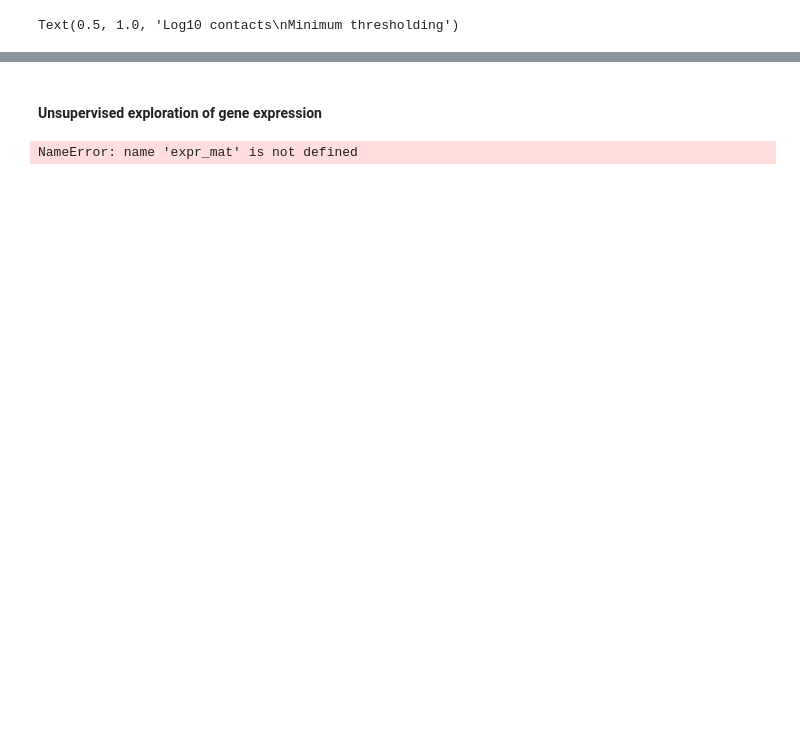
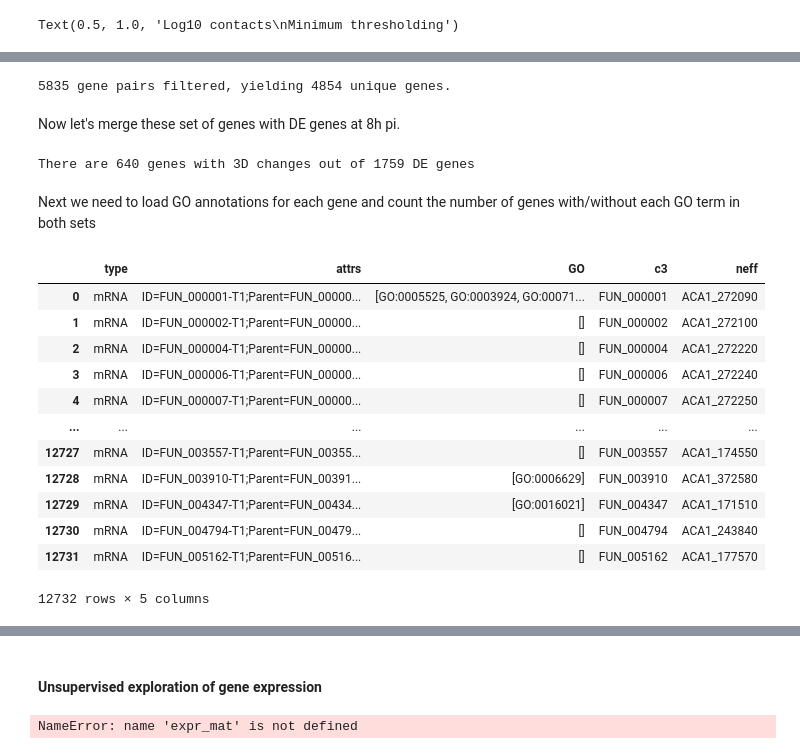
Before and after one commit to cmdoret/Acastellanii_legionella_infection, a Jupyter notebook: docs/notebooks/infection_contacts_diff_expr.ipynb, the cells around one changed output, grey strips where cells are left out. Saved outputs shown, nothing was run; the diff lists cells and outputs as text; code cells hidden in the pictures; blank space fills up the shorter version.

```diff
--- a/docs/notebooks/infection_contacts_diff_expr.ipynb
+++ b/docs/notebooks/infection_contacts_diff_expr.ipynb
@@ -455,0 +526,22 @@ Text(0.5, 1.0, 'Absolute coexpression of inter- vs intra-chromosomal gene pairs\
+# %%
+def add_teldist(df, chroms):
+    df1 = (
+        df
+            .merge(chroms, left_on='chrom1', right_on='name', how='inner')
+            .drop(columns=['name'])
+            .rename(columns={'length': 'teldist1'})
+    )
+    df1 = (
+        df1.merge(chroms, left_on='chrom2', right_on='name', how='inner')
+            .drop(columns=['name'])
+            .rename(columns={'length': 'teldist2'})
+    )
+
+    first_half = df1.start1 < (df1.teldist1//2)
+    df1.teldist1[first_half] = df1.start1[first_half] / df1.teldist1[first_half]
+    df1.teldist1[~first_half] = (df1.teldist1[~first_half] - df1.start1[~first_half]) / df1.teldist1[~first_half]
+    first_half = df1.start2 < (df1.teldist2//2)
+    df1.teldist2[first_half] = df1.start2[first_half] / df1.teldist2[first_half]
+    df1.teldist2[~first_half] = (df1.teldist2[~first_half] - df1.start2[~first_half]) / df1.teldist2[~first_half]
+    return df1
+hr_tel = add_teldist(hic_rna, clr_ctl.chroms()[:])
@@ -455,0 +571,9 @@ Text(0.5, 1.0, 'Absolute coexpression of inter- vs intra-chromosomal gene pairs\
+# %%
+%matplotlib notebook
+#sns.kdeplot(hr_tel.teldist1 + hr_tel.teldist2, hr_tel.coexpr.abs())
+tc = hr_tel.loc[(hr_tel.ctl_contacts > 0) & (hr_tel.inf_contacts > 0), :]
+g = sns.jointplot(x=(tc.teldist1 + tc.teldist2)/2, y=tc.contacts_change, kind='hex')
+g.plot_joint(sns.regplot, scatter=False)
+plt.xlabel("Relative distance from telomere (average of pair)")
+plt.ylabel("Contacts change")
+plt.title("Contacts change versus distance to telomere")
@@ -545,0 +695,6 @@ One interesting question is: are there specific pathways / class of genes whose
+# %%
+print(f"{pairs_3d_change.shape[0]} gene pairs filtered, yielding {genes_3d_change.shape[0]} unique genes.")
+# %% [output]
+5835 gene pairs filtered, yielding 4854 unique genes.
+# %% [markdown]
+Now let's merge these set of genes with DE genes at 8h pi.
@@ -546,15 +704,37 @@ One interesting question is: are there specific pathways / class of genes whose
+# %%
+print(f'There are {len(sig_3d)} genes with 3D changes out of {len(sig)} DE genes')
+# %% [output]
+There are 640 genes with 3D changes out of 1759 DE genes
+# %% [markdown]
+Next we need to load GO annotations for each gene and count the number of genes with/without each GO term in both sets
 # %%
 mapping = pd.read_csv('data/tmp/liftoff/neff_c3_gene_mapping.tsv', sep='\t', header=None, names=['neff', 'c3'])
 full_annot = pd.read_csv(
     'data/input/annotations/c3_annotations/Acanthamoeba_castellanii.gff3',
     sep='\t',
     header=None,
     comment='#',
     usecols=[2, 8],
     names=['type', 'attrs'],
 )
 full_annot = full_annot.loc[full_annot['type'] == 'mRNA', :]
 full_annot['GO'] = full_annot['attrs'].str.replace(r'.*Ontology_term=([^;]*);.*', r'\1')
-full_annot.GO[~full_annot.GO.str.contains('GO')] = ""
+full_annot.GO[~full_annot.GO.str.contains('GO:')] = ""
 full_annot['c3'] = full_annot['attrs'].str.replace(r'.*Parent=([^;]*);.*', r'\1')
 full_annot = full_annot.merge(mapping, how='inner', on='c3')
+full_annot.GO = full_annot.GO.apply(lambda g: [x for x in g.split(',') if x != ''])
+full_annot
+# %% [output]
+|  | type | attrs | GO | c3 | neff |
+| 0 | mRNA | ID=FUN_000001-T1;Parent=FUN_00000... | [GO:0005525, GO:0003924, GO:00071... | FUN_000001 | ACA1_272090 |
+| 1 | mRNA | ID=FUN_000002-T1;Parent=FUN_00000... | [] | FUN_000002 | ACA1_272100 |
+| 2 | mRNA | ID=FUN_000004-T1;Parent=FUN_00000... | [] | FUN_000004 | ACA1_272220 |
+| 3 | mRNA | ID=FUN_000006-T1;Parent=FUN_00000... | [] | FUN_000006 | ACA1_272240 |
+| 4 | mRNA | ID=FUN_000007-T1;Parent=FUN_00000... | [] | FUN_000007 | ACA1_272250 |
+| ... | ... | ... | ... | ... | ... |
+| 12727 | mRNA | ID=FUN_003557-T1;Parent=FUN_00355... | [] | FUN_003557 | ACA1_174550 |
+| 12728 | mRNA | ID=FUN_003910-T1;Parent=FUN_00391... | [GO:0006629] | FUN_003910 | ACA1_372580 |
+| 12729 | mRNA | ID=FUN_004347-T1;Parent=FUN_00434... | [GO:0016021] | FUN_004347 | ACA1_171510 |
+| 12730 | mRNA | ID=FUN_004794-T1;Parent=FUN_00479... | [] | FUN_004794 | ACA1_243840 |
+| 12731 | mRNA | ID=FUN_005162-T1;Parent=FUN_00516... | [] | FUN_005162 | ACA1_177570 |
+12732 rows × 5 columns
```
Also changed, not shown: parts of 52 cells of this notebook.
